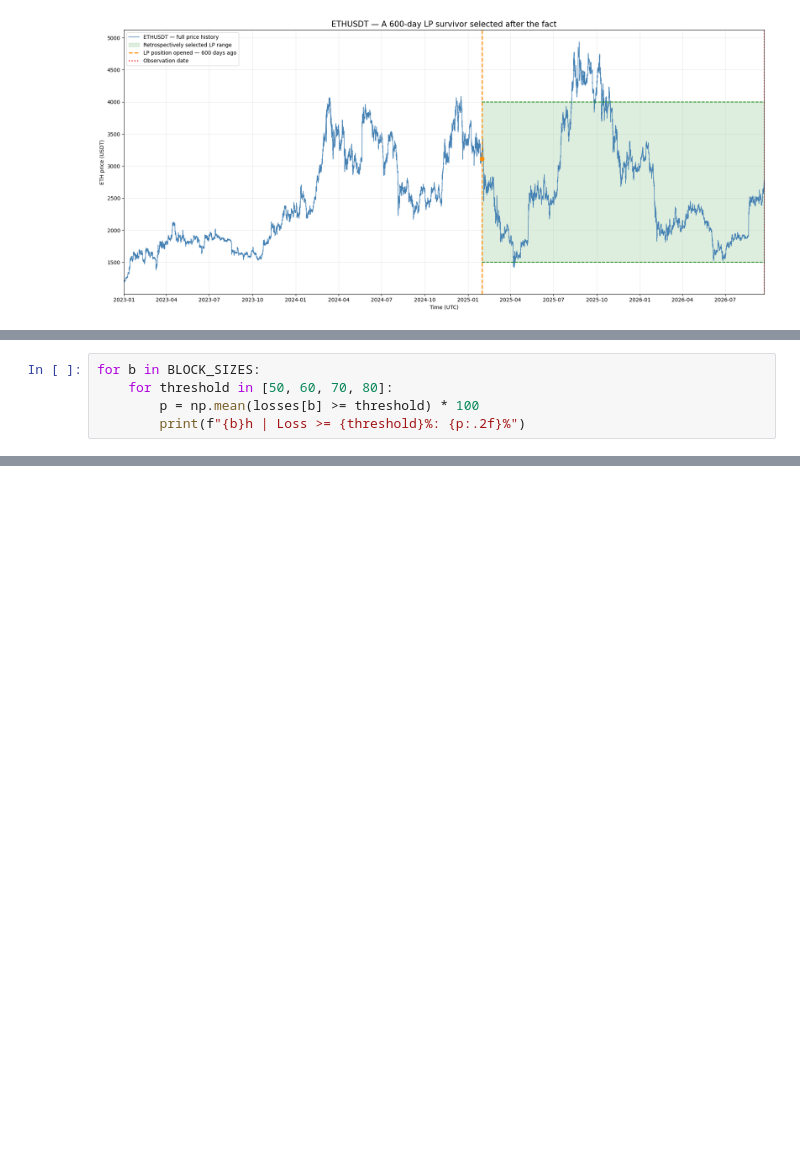
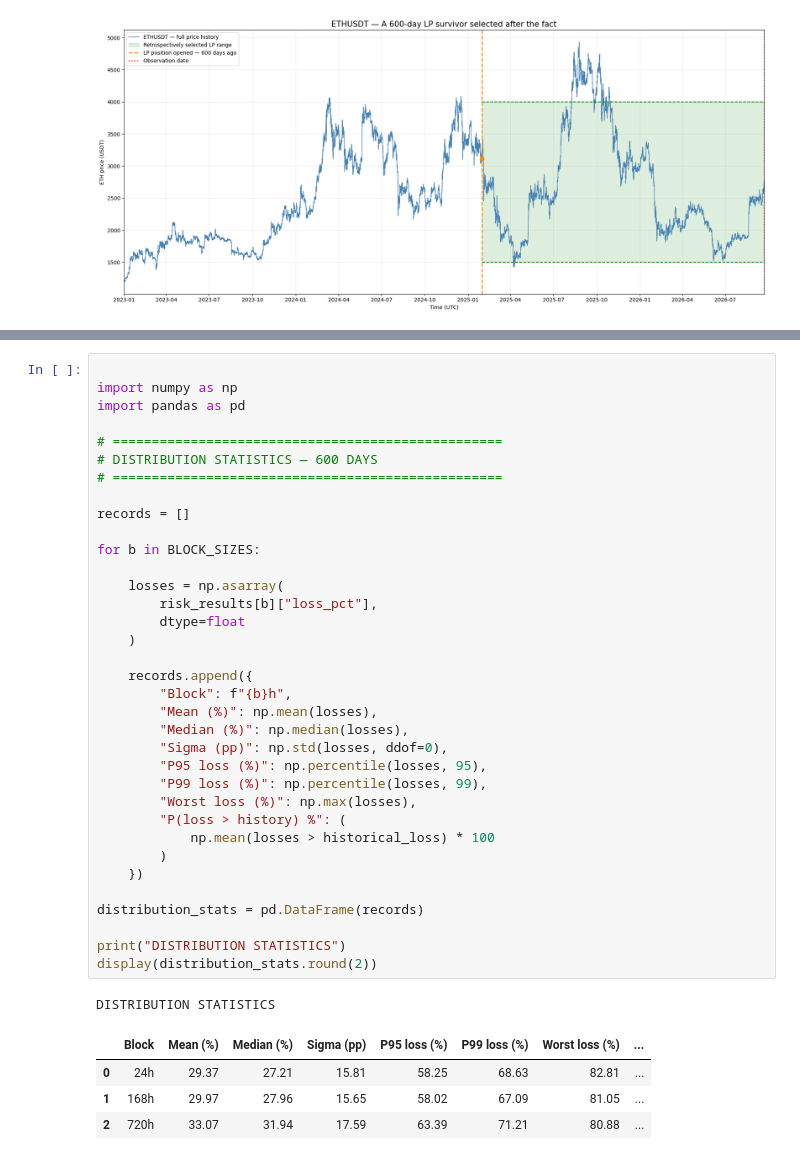
Before and after one commit to greed4040/article_random_pick, a Jupyter notebook: random_walk_6.ipynb, the cells around one changed output, grey strips where cells are left out. Cells and saved outputs as stored; diff of their text form; blank space fills up the shorter version.

```diff
--- a/random_walk_6.ipynb
+++ b/random_walk_6.ipynb
@@ -1316,5 +945,0 @@ ADVERSE SIGMA THRESHOLDS — 168h REFERENCE
-# %%
-for b in BLOCK_SIZES:
-    for threshold in [50, 60, 70, 80]:
-        p = np.mean(losses[b] >= threshold) * 100
-        print(f"{b}h | Loss >= {threshold}%: {p:.2f}%")
@@ -1939,0 +946,41 @@ print(f"Maximum ETH price: ${adverse_prices.max():,.2f}")
+# %%
+
+import numpy as np
+import pandas as pd
+
+# ==================================================
+# DISTRIBUTION STATISTICS — 600 DAYS
+# ==================================================
+
+records = []
+
+for b in BLOCK_SIZES:
+
+    losses = np.asarray(
+        risk_results[b]["loss_pct"],
+        dtype=float
+    )
+
+    records.append({
+        "Block": f"{b}h",
+        "Mean (%)": np.mean(losses),
+        "Median (%)": np.median(losses),
+        "Sigma (pp)": np.std(losses, ddof=0),
+        "P95 loss (%)": np.percentile(losses, 95),
+        "P99 loss (%)": np.percentile(losses, 99),
+        "Worst loss (%)": np.max(losses),
+        "P(loss > history) %": (
+            np.mean(losses > historical_loss) * 100
+        )
+    })
+
+distribution_stats = pd.DataFrame(records)
+
+print("DISTRIBUTION STATISTICS")
+display(distribution_stats.round(2))
+# %% [output]
+DISTRIBUTION STATISTICS
+|  | Block | Mean (%) | Median (%) | Sigma (pp) | P95 loss (%) | P99 loss (%) | Worst loss (%) | ... |
+| 0 | 24h | 29.37 | 27.21 | 15.81 | 58.25 | 68.63 | 82.81 | ... |
+| 1 | 168h | 29.97 | 27.96 | 15.65 | 58.02 | 67.09 | 81.05 | ... |
+| 2 | 720h | 33.07 | 31.94 | 17.59 | 63.39 | 71.21 | 80.88 | ... |
```
Also changed, not shown: parts of 12 cells of this notebook.
